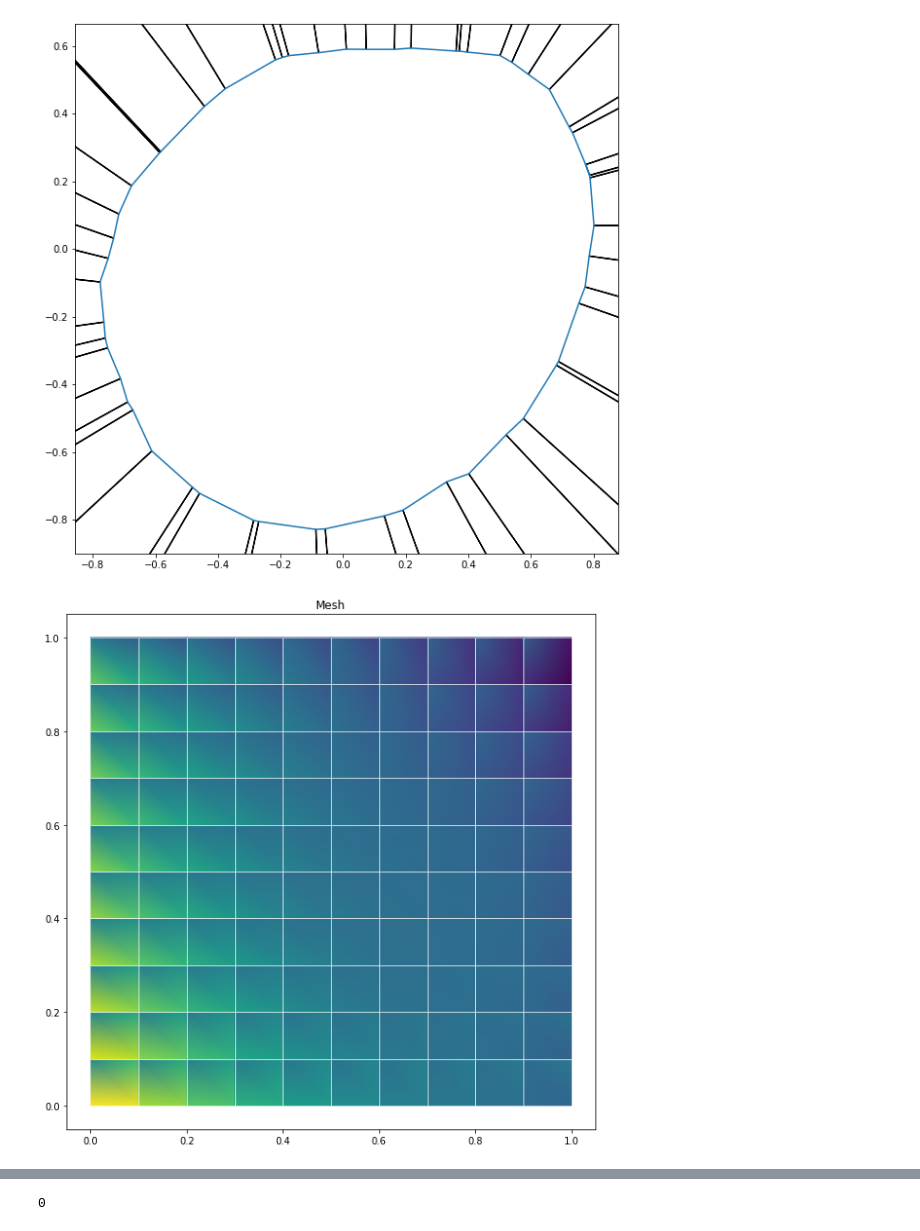
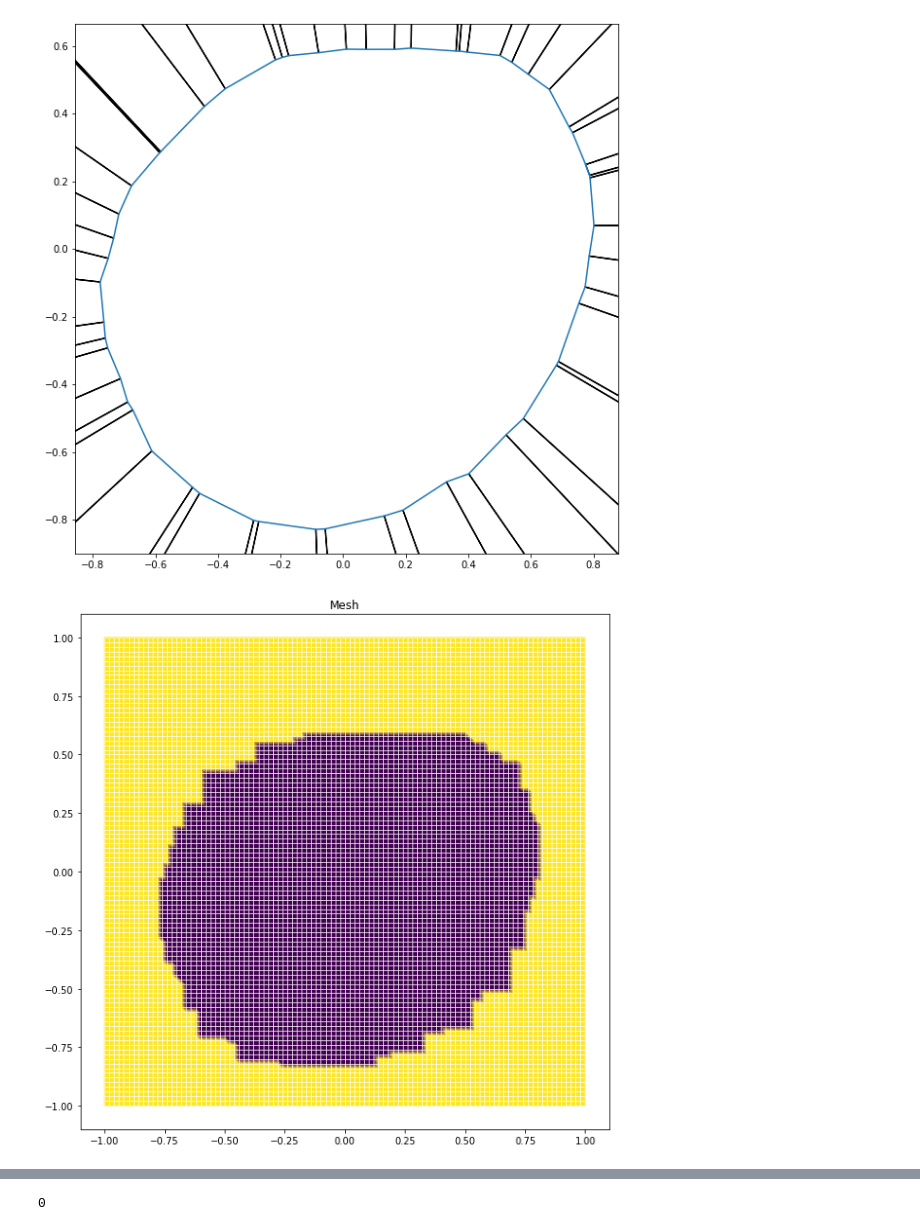
Before and after one commit to CAD-Team/heartflow, a Jupyter notebook: Model_00_slice_00/pressurized_artery.ipynb, the cells around one changed output, grey strips where cells are left out. Drawn from its saved outputs; the diff is of its cells as text; code cells hidden in the pictures.

```diff
--- a/Model_00_slice_00/pressurized_artery.ipynb
+++ b/Model_00_slice_00/pressurized_artery.ipynb
@@ -557,15 +557,36 @@ class SDLine(function.Pointwise):
 
     def _derivative(self, var, seen):
         return np.zeros(self.shape + var.shape)
+# %%
+class MeshInclusion(function.Pointwise):
+
+    @staticmethod
+    def evalf(x,y, L):
+        shape = x.shape
+        if shape == ():
+            return x
+        else:
+            vals = np.zeros(shape)
+            for i in range(shape[0]):
+                pt = [x[i] , y[i]]
+                if IsInside(sorted_pts, pt, L):
+                    vals[i] = -1
+                else:
+                    vals[i] = 1
+            return vals
+
+
+    def _derivative(self, var, seen):
+        return np.zeros(self.shape + var.shape)
 # %%
-N = 10
-x = np.linspace(0,1,N+1)
+N = 100
+x = np.linspace(-1,1,N+1)
 ns = function.Namespace()
 topo, ns.x = mesh.rectilinear([x,x])
-ns.sd = SDLine(ns.x[0], ns.x[1])
+ns.sd = MeshInclusion(ns.x[0], ns.x[1], 2 * (x[-1] - x[0]))
 PlotMesh(topo, ns.x, ns.sd, n=2)
 # %% [output]
-[figure, old version]
+[figure, new version]
 # %%
 sample = topo.sample('bezier',2)
 sdvals = sample.eval(ns.sd)
```
Also changed, not shown: parts of 5 cells of this notebook, 1 other file.
